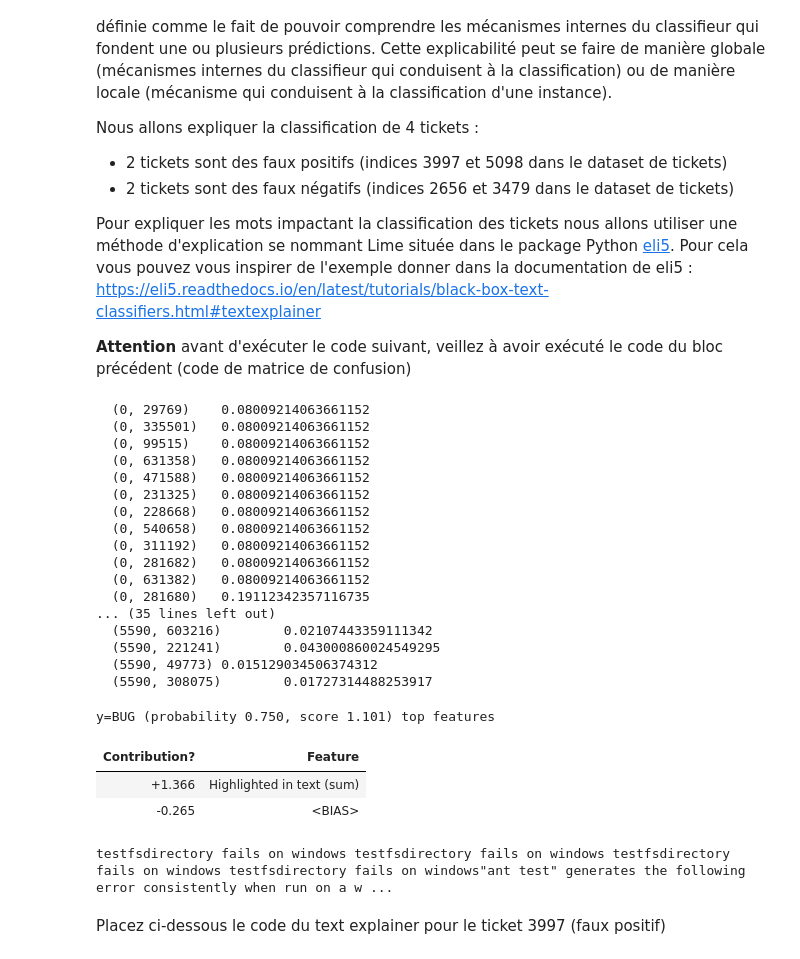
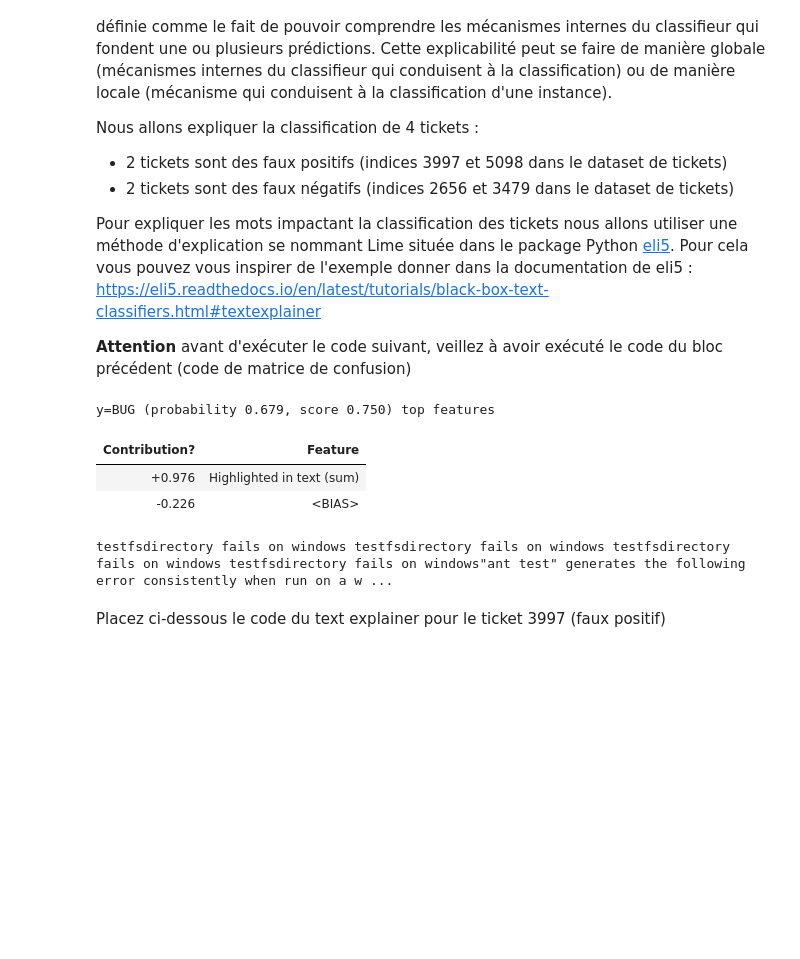
Before and after one commit to benjaminAd/IA-GL-Jupyter-TP2, a Jupyter notebook: tp_classif_tickets.ipynb, the cells around one changed output. Drawn from its saved outputs; the diff is of its cells as text; code cells hidden in the pictures; blank space fills up the shorter version.

```diff
--- a/tp_classif_tickets.ipynb
+++ b/tp_classif_tickets.ipynb
@@ -442,37 +442,18 @@ Pour cela vous pouvez vous inspirer de l'exemple donner dans la documentation de
 # %%
 #Pipeline et vectorizer nécessaire pour le TextExplainer
 pipe = make_pipeline(vectorizer, ch2, clf)
 vectorizer_for_text_explainer = TfidfVectorizer(min_df=1, max_df=1.0, ngram_range=(1, 3), sublinear_tf=True,
                                                 stop_words={'english'})
-X = vectorizer_for_text_explainer.fit_transform(corpus)
-print(X)
 #Placez ici le code du text explainer pour le ticket 5098 (ticket_dataset[5098]["title"] + ticket_dataset[5098]["body"])
-te = TextExplainer(random_state=42)
+te = TextExplainer(random_state=42,vec=vectorizer_for_text_explainer)
 te.fit(dataset[5098]["title"]+dataset[5098]["body"],pipe.predict_proba)
 te.show_prediction(target_names=labels)
 # %% [output]
-  (0, 29769)    0.08009214063661152
-  (0, 335501)   0.08009214063661152
-  (0, 99515)    0.08009214063661152
-  (0, 631358)   0.08009214063661152
-  (0, 471588)   0.08009214063661152
-  (0, 231325)   0.08009214063661152
-  (0, 228668)   0.08009214063661152
-  (0, 540658)   0.08009214063661152
-  (0, 311192)   0.08009214063661152
-  (0, 281682)   0.08009214063661152
-  (0, 631382)   0.08009214063661152
-  (0, 281680)   0.19112342357116735
-... (35 lines left out)
-  (5590, 603216)        0.02107443359111342
-  (5590, 221241)        0.043000860024549295
-  (5590, 49773) 0.015129034506374312
-  (5590, 308075)        0.01727314488253917
+y=BUG (probability 0.679, score 0.750) top features
+| Contribution? | Feature |
+| +0.976 | Highlighted in text (sum) |
+| -0.226 | <BIAS> |
-y=BUG (probability 0.750, score 1.101) top features
+testfsdirectory fails on windows testfsdirectory fails on windows testfsdirectory fails on windows testfsdirectory fails on windows"ant test" generates the following error consistently when run on a w ...
-| Contribution? | Feature |
-| +1.366 | Highlighted in text (sum) |
-| -0.265 | <BIAS> |
-testfsdirectory fails on windows testfsdirectory fails on windows testfsdirectory fails on windows testfsdirectory fails on windows"ant test" generates the following error consistently when run on a w ...
 # %% [markdown]
 Placez ci-dessous le code du text explainer pour le ticket 3997 (faux positif)
 # %%
```
Also changed, not shown: parts of 3 cells of this notebook.
